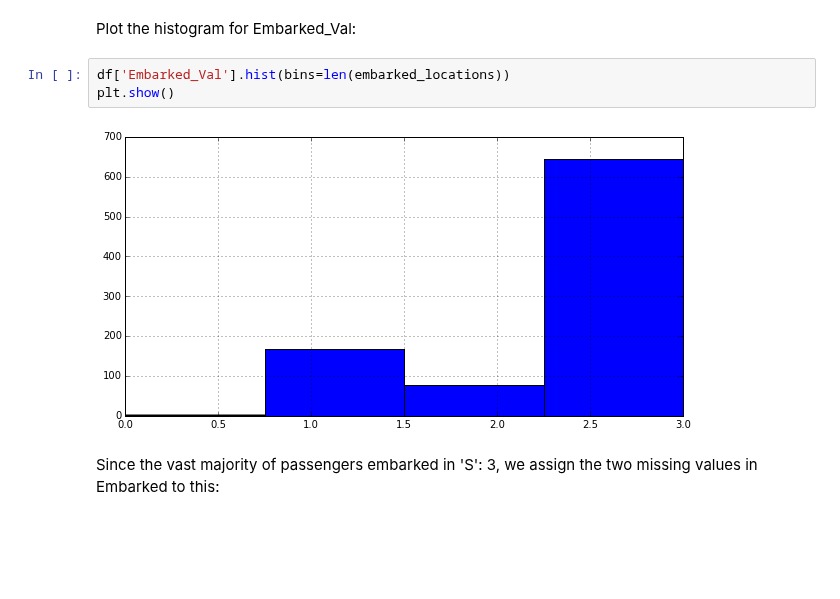
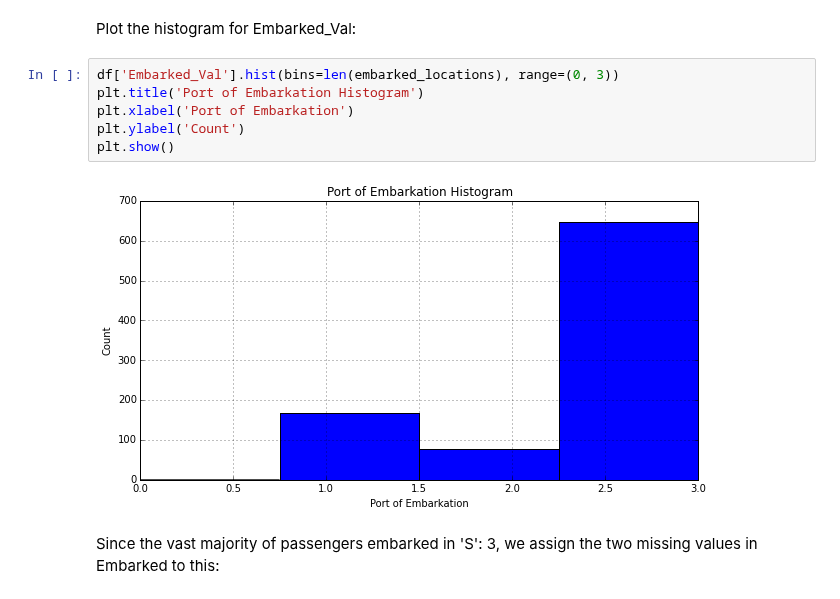
Before and after one commit to donnemartin/data-science-ipython-notebooks, a Jupyter notebook: kaggle/titanic.ipynb, the cells around one changed output. Saved outputs shown, nothing was run; the diff lists cells and outputs as text; blank space fills up the shorter version.

Commit message:
Fixed range of embarked histogram, as it was not showing the NaN value.  Added title and axes labels for passenger gender charts.

```diff
--- a/kaggle/titanic.ipynb
+++ b/kaggle/titanic.ipynb
@@ -329,10 +329,13 @@ for embarked in range(0, len(embarked_locations)):
 # %% [markdown]
 Plot the histogram for Embarked_Val:
 # %%
-df['Embarked_Val'].hist(bins=len(embarked_locations))
+df['Embarked_Val'].hist(bins=len(embarked_locations), range=(0, 3))
+plt.title('Port of Embarkation Histogram')
+plt.xlabel('Port of Embarkation')
+plt.ylabel('Count')
 plt.show()
 # %% [output]
-[figure, old version]
+[figure, new version]
 # %% [markdown]
 Since the vast majority of passengers embarked in 'S': 3, we assign the two missing values in Embarked to this:
 # %%
```
Also changed, not shown: parts of 1 cell of this notebook.
